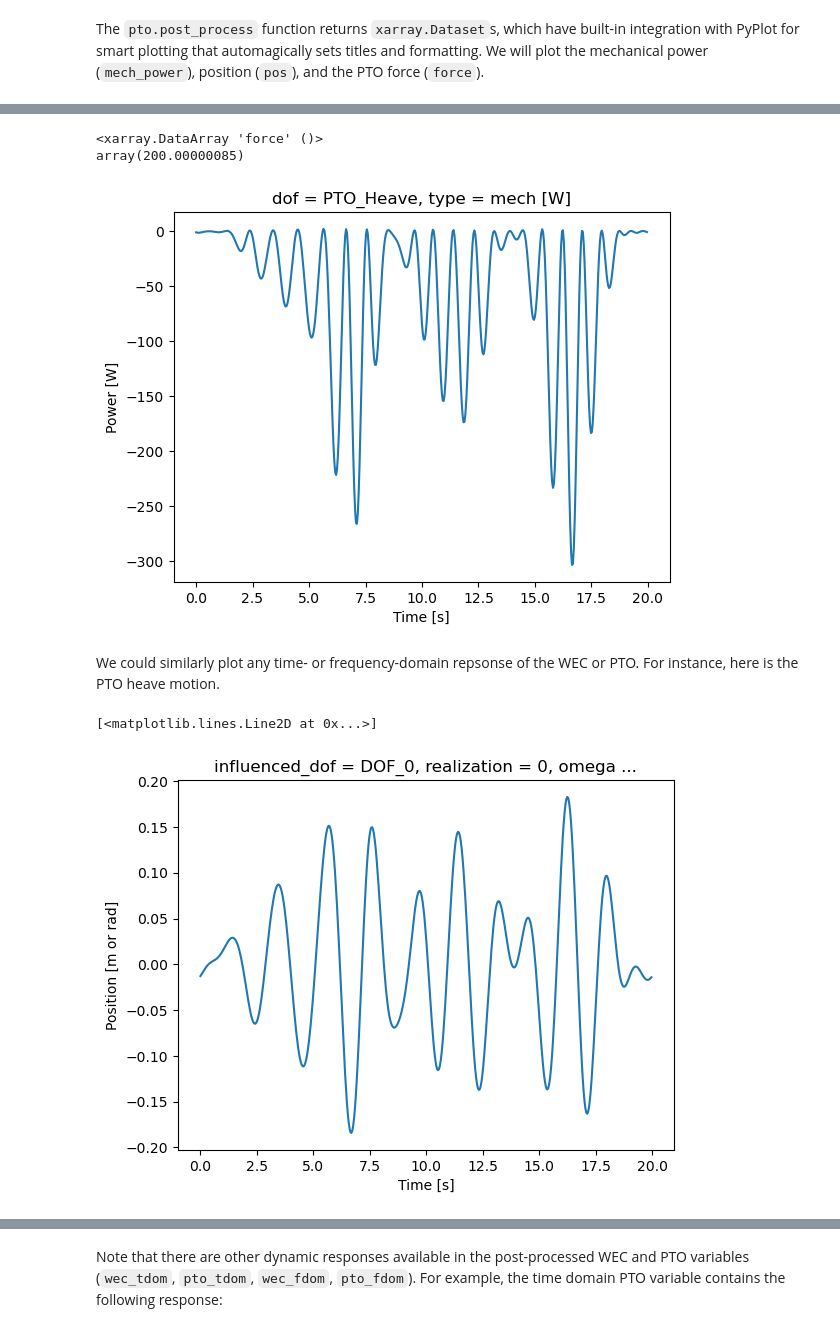
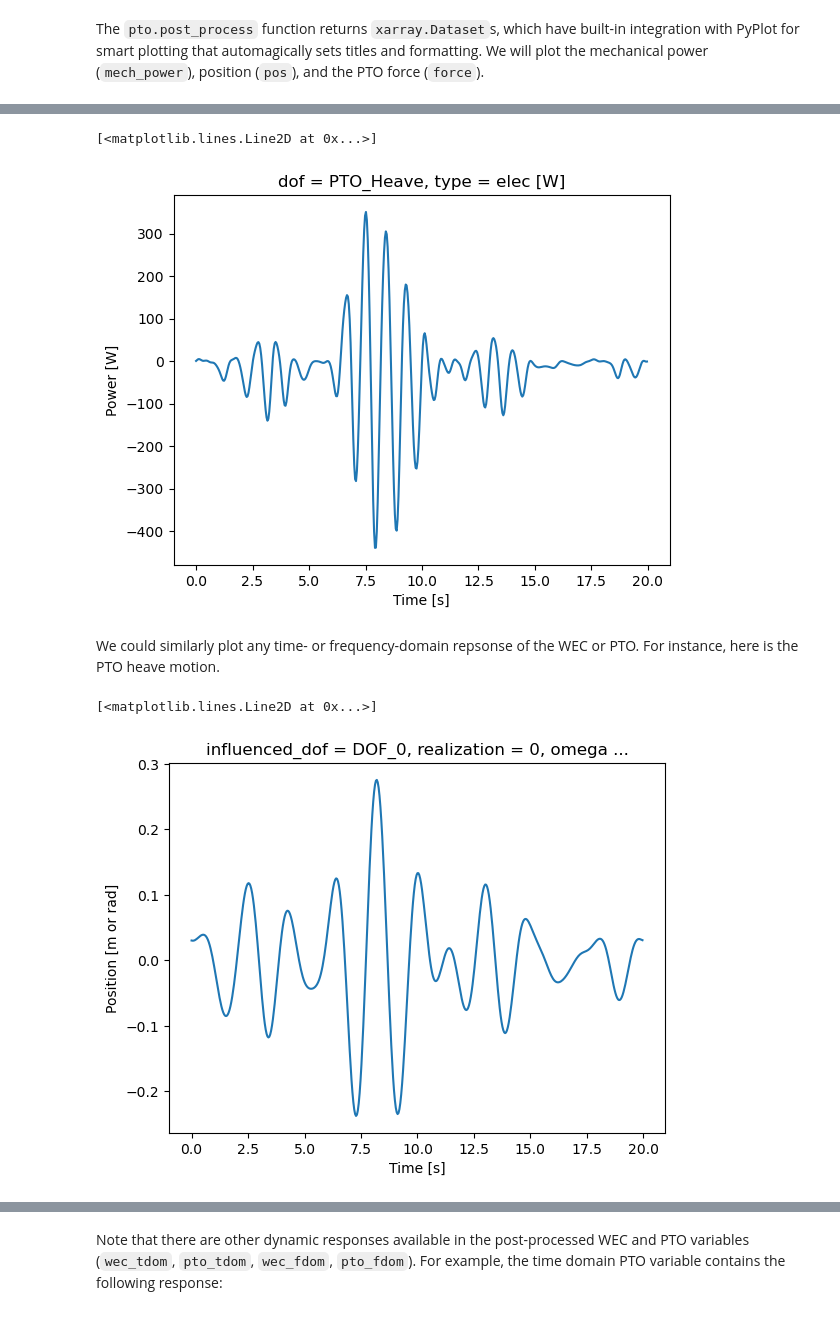
Before and after one commit to jtgrasb/WecOptTool, a Jupyter notebook: examples/tutorial_1_WaveBot.ipynb, the cells around one changed output, grey strips where cells are left out. Drawn from its saved outputs; the diff is of its cells as text; code cells hidden in the pictures.

```diff
--- a/examples/tutorial_1_WaveBot.ipynb
+++ b/examples/tutorial_1_WaveBot.ipynb
@@ -171,7 +171,7 @@ Now let's define the PTO forcing on the WEC and the PTO constraints. For our opt
 f_add = {'PTO': pto.force_on_wec}
 
 # Constraint
-f_max = 1000
+f_max = 200
 nsubsteps = 4
 
 # other constraints
@@ -201,7 +201,7 @@ def const_f_rms_pto(wec, x_wec, x_opt, waves): # Format for scipy.optimize.minim
     return rms_max - f_rms
 
 ineq_cons = {'type': 'ineq',
-             'fun': const_f_rms_pto,
+             'fun': const_f_pto,
              }
 constraints = [ineq_cons]
 # %% [markdown]
@@ -317,12 +353,9 @@ Coordinates:
 # %%
 plt.figure()
-pto_tdom['power'].loc['mech',:,:].plot()
-
-print(np.sqrt(np.mean(pto_tdom['force']**2)))
+pto_tdom['power'].loc['elec',:,:].plot()
 # %% [output]
-<xarray.DataArray 'force' ()>
-array(200.00000085)
+[<matplotlib.lines.Line2D at 0x...>]
-[figure, old version]
+[figure, new version]
 # %% [markdown]
 We could similarly plot any time- or frequency-domain repsonse of the WEC or PTO. For instance, here is the PTO heave motion.
 # %%
@@ -330,7 +363,7 @@ plt.figure()
 wec_tdom['pos'].plot()
 # %% [output]
 [<matplotlib.lines.Line2D at 0x...>]
-[figure, old version]
+[figure, new version]
 # %%
 plt.figure()
 pto_tdom['vel'].plot()
```
Also changed, not shown: parts of 16 cells of this notebook, 6 other files.
